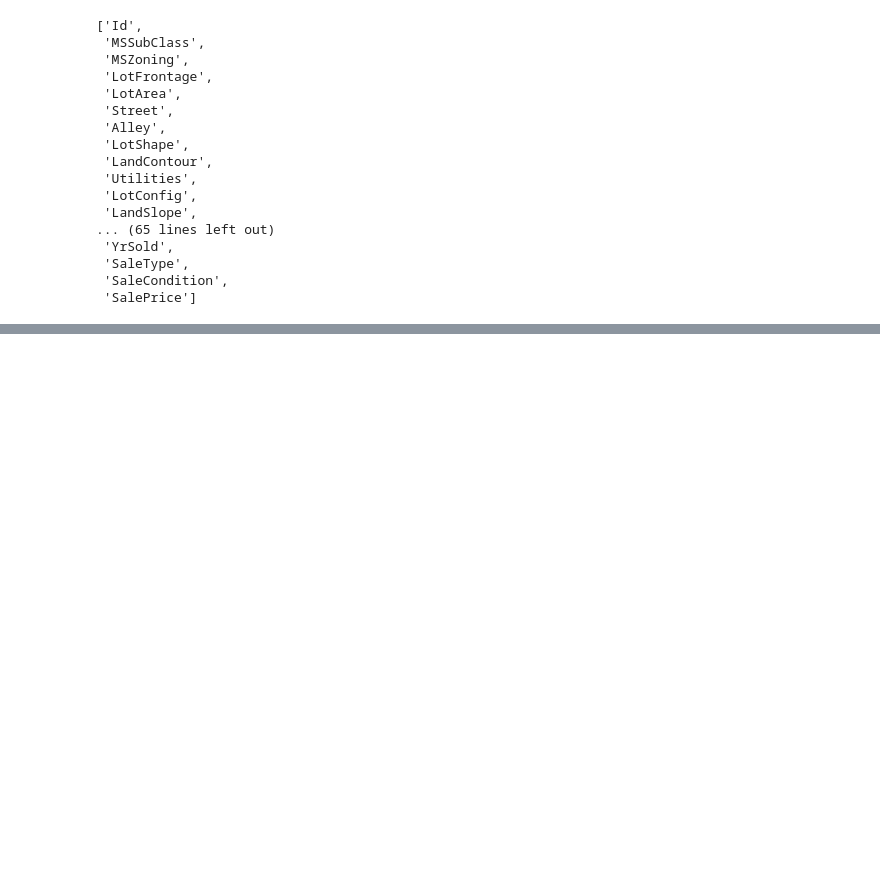
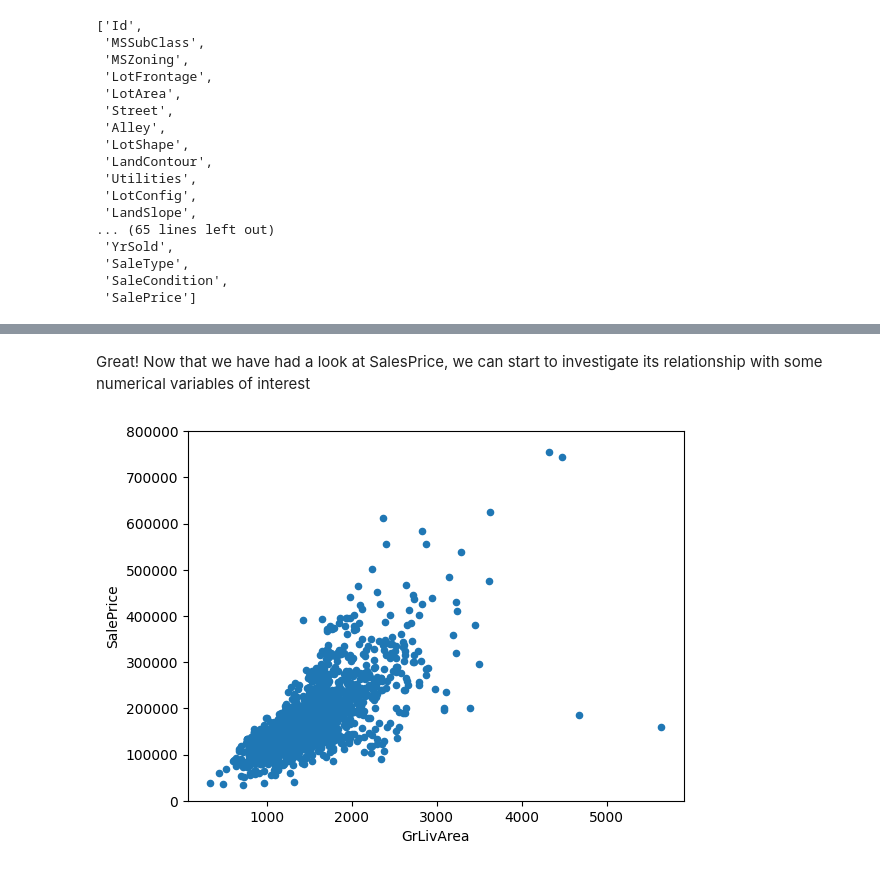
Before and after one commit to arikatz123/house-prices-ml, a Jupyter notebook: notebooks/dataexploration_01.ipynb, the cells around one changed output, grey strips where cells are left out. Cells and saved outputs as stored; diff of their text form; code cells hidden in the pictures; blank space fills up the shorter version.

Commit message:
working on data exploration

```diff
--- a/notebooks/dataexploration_01.ipynb
+++ b/notebooks/dataexploration_01.ipynb
@@ -82,0 +99,9 @@ STOP FAFFING! FOLLOW DATA EXPLORATION INSTRUCTIONS
+# %% [markdown]
+Great! Now that we have had a look at SalesPrice, we can start to investigate its relationship with some numerical variables of interest
+# %%
+#scatter plot grlivarea/saleprice
+
+data = pd.concat([train['SalePrice'], train['GrLivArea']], axis=1)  # Concatenate the two columns into a new DataFrame. axis=1 means we are concatenating columns (not rows)
+data.plot.scatter(x='GrLivArea', y='SalePrice', ylim=(0,800000));   # Scatter plot with GrLivArea on the x-axis and SalePrice on the y-axis. ylim sets the y-axis limits
+# %% [output]
+[figure, added]
```
Also changed, not shown: parts of 19 cells of this notebook.
